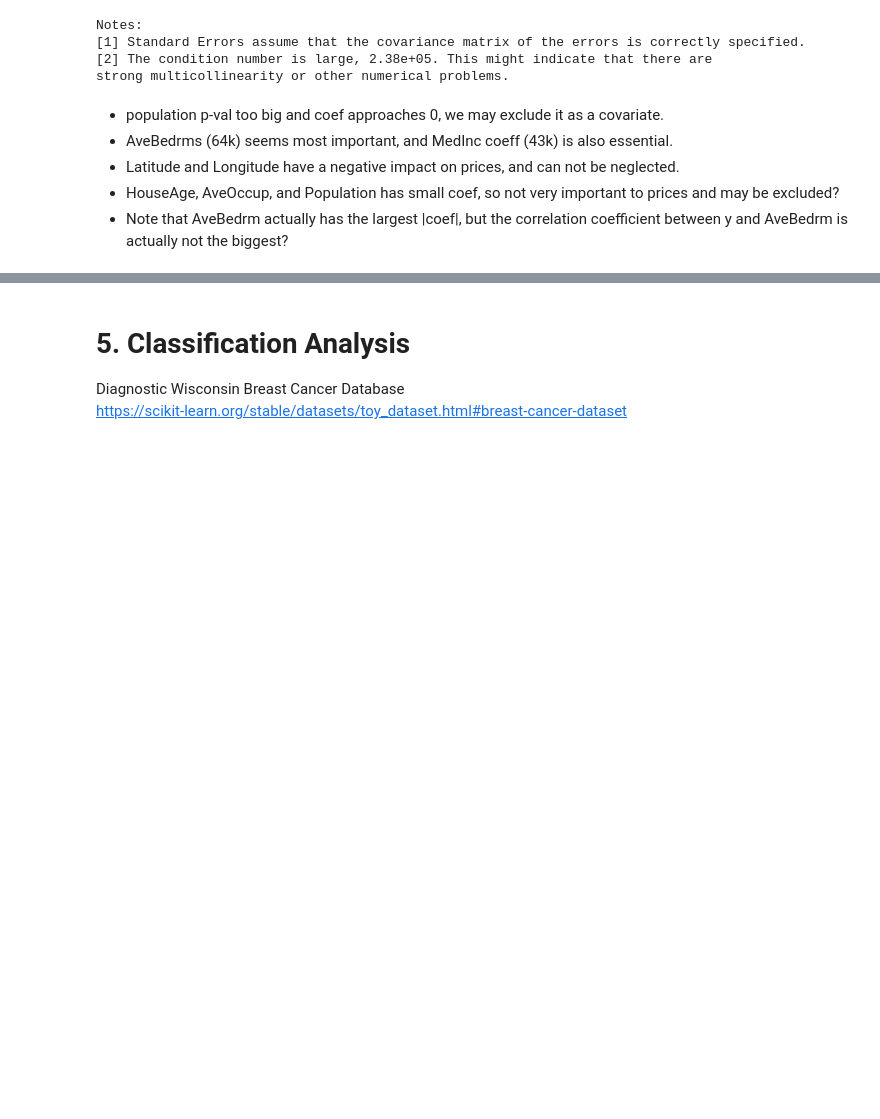
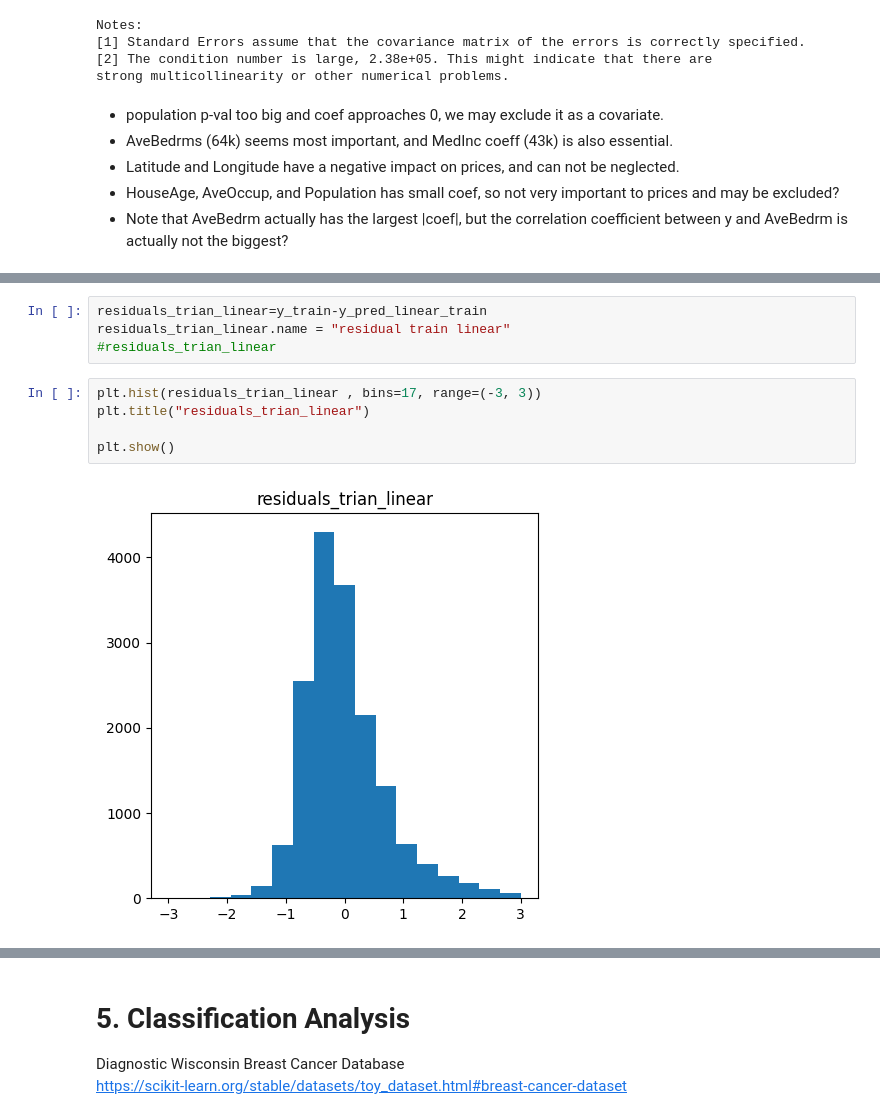
Before and after one commit to Yuyang-Yao/Math_-5750_Project1, a Jupyter notebook: project1.ipynb, the cells around one changed output, grey strips where cells are left out. Saved outputs shown, nothing was run; the diff lists cells and outputs as text; blank space fills up the shorter version.

```diff
--- a/project1.ipynb
+++ b/project1.ipynb
@@ -301,0 +324,11 @@ strong multicollinearity or other numerical problems.
+# %%
+residuals_trian_linear=y_train-y_pred_linear_train
+residuals_trian_linear.name = "residual train linear"
+#residuals_trian_linear
+# %%
+plt.hist(residuals_trian_linear , bins=17, range=(-3, 3))
+plt.title("residuals_trian_linear")
+
+plt.show()
+# %% [output]
+[figure, added]
```
Also changed, not shown: parts of 14 cells of this notebook.
